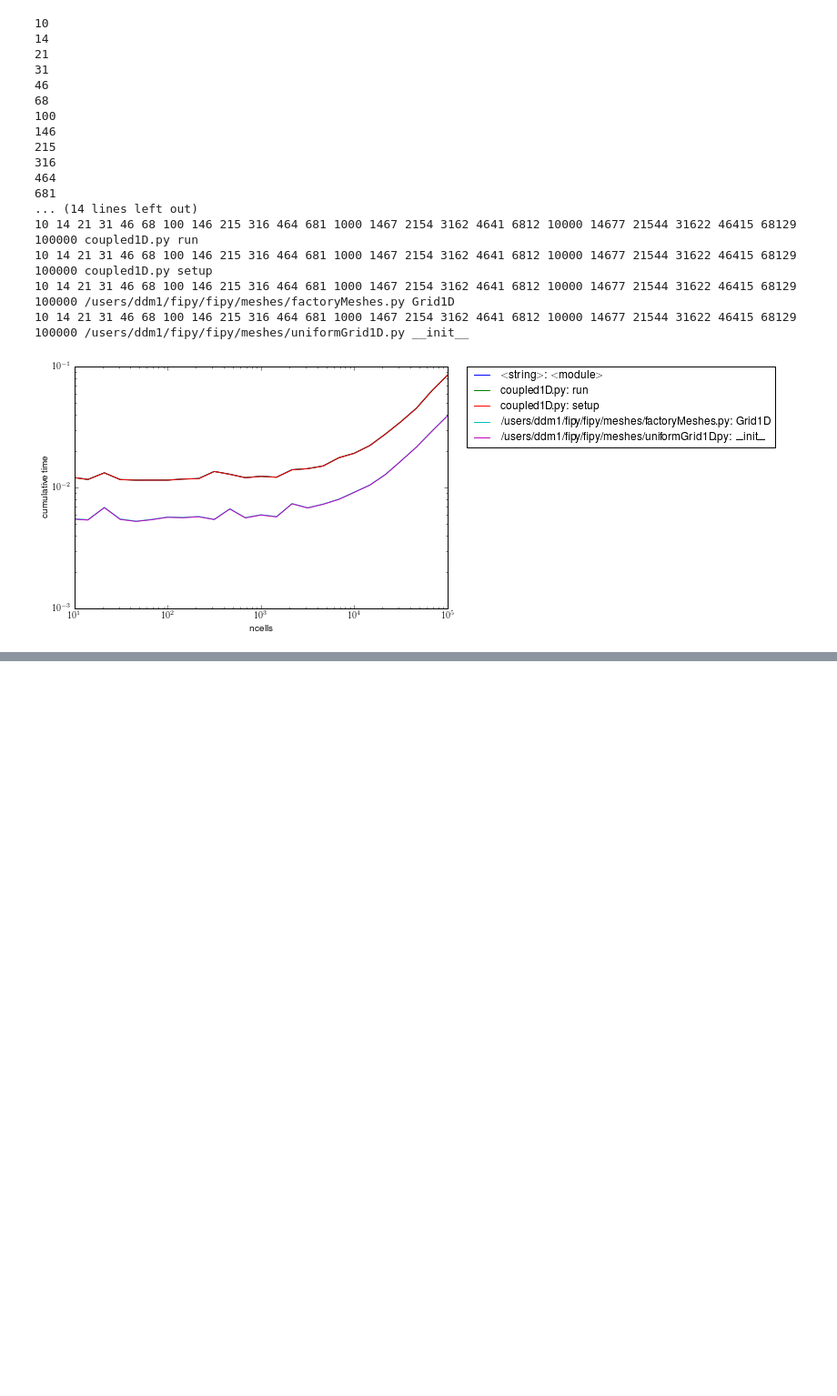
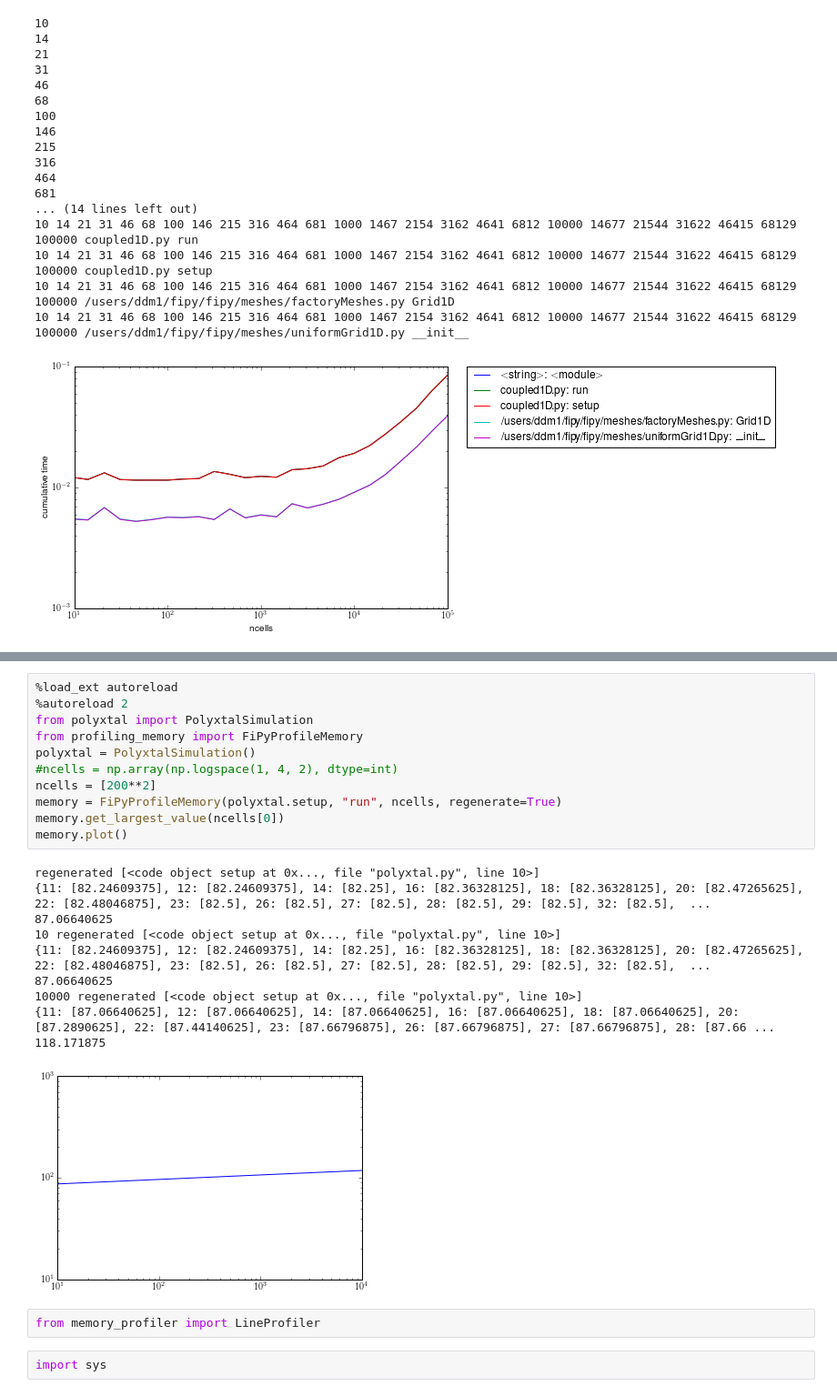
Before and after one commit to dmurali1/SURF2013, a Jupyter notebook: Preliminary_Profiling.ipynb, the cells around one changed output, grey strips where cells are left out. Shown at 91% size. Drawn from its saved outputs; the diff is of its cells as text; blank space fills up the shorter version.

```diff
--- a/Preliminary_Profiling.ipynb
+++ b/Preliminary_Profiling.ipynb
@@ -257,0 +323,26 @@ prof.plot(keys[:5], "cumulative")
+# %%
+%load_ext autoreload
+%autoreload 2
+from polyxtal import PolyxtalSimulation
+from profiling_memory import FiPyProfileMemory
+polyxtal = PolyxtalSimulation()
+#ncells = np.array(np.logspace(1, 4, 2), dtype=int)
+ncells = [200**2]
+memory = FiPyProfileMemory(polyxtal.setup, "run", ncells, regenerate=True)
+memory.get_largest_value(ncells[0])
+memory.plot()
+# %% [output]
+regenerated [<code object setup at 0x..., file "polyxtal.py", line 10>]
+{11: [82.24609375], 12: [82.24609375], 14: [82.25], 16: [82.36328125], 18: [82.36328125], 20: [82.47265625], 22: [82.48046875], 23: [82.5], 26: [82.5], 27: [82.5], 28: [82.5], 29: [82.5], 32: [82.5],  ...
+87.06640625
+10 regenerated [<code object setup at 0x..., file "polyxtal.py", line 10>]
+{11: [82.24609375], 12: [82.24609375], 14: [82.25], 16: [82.36328125], 18: [82.36328125], 20: [82.47265625], 22: [82.48046875], 23: [82.5], 26: [82.5], 27: [82.5], 28: [82.5], 29: [82.5], 32: [82.5],  ...
+87.06640625
+10000 regenerated [<code object setup at 0x..., file "polyxtal.py", line 10>]
+{11: [87.06640625], 12: [87.06640625], 14: [87.06640625], 16: [87.06640625], 18: [87.06640625], 20: [87.2890625], 22: [87.44140625], 23: [87.66796875], 26: [87.66796875], 27: [87.66796875], 28: [87.66 ...
+118.171875
+[figure, added]
+# %%
+from memory_profiler import LineProfiler
+# %%
+import sys
```
Also changed, not shown: parts of 8 cells of this notebook, 3 other files.
